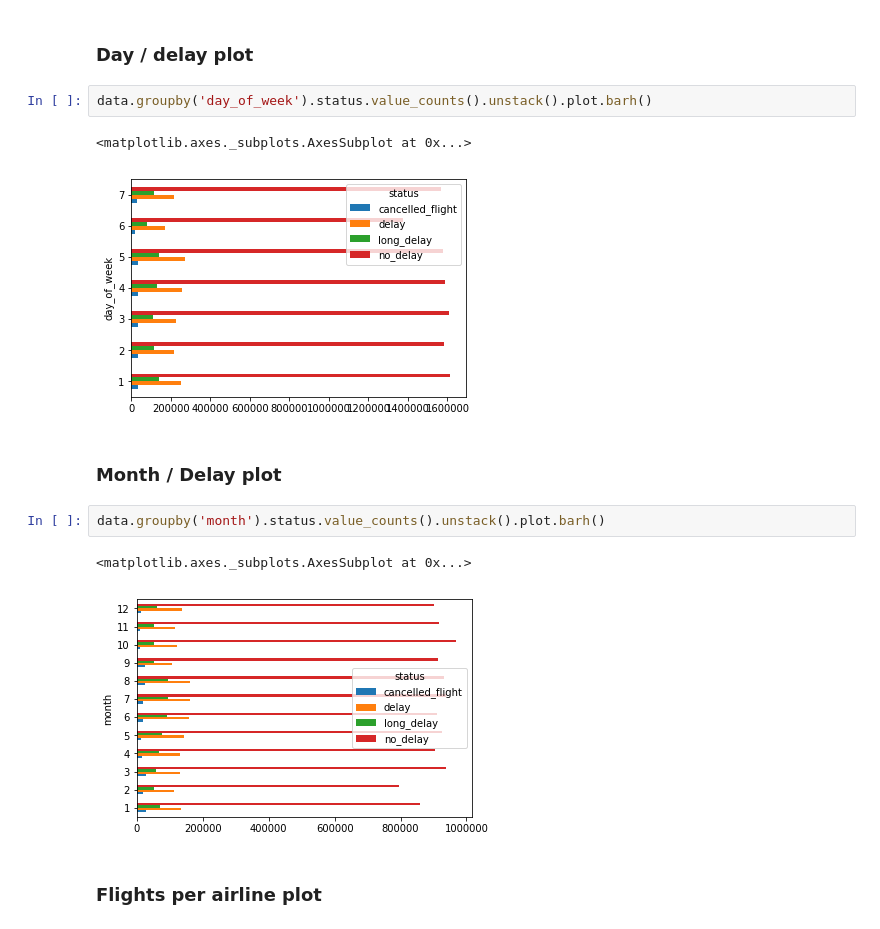
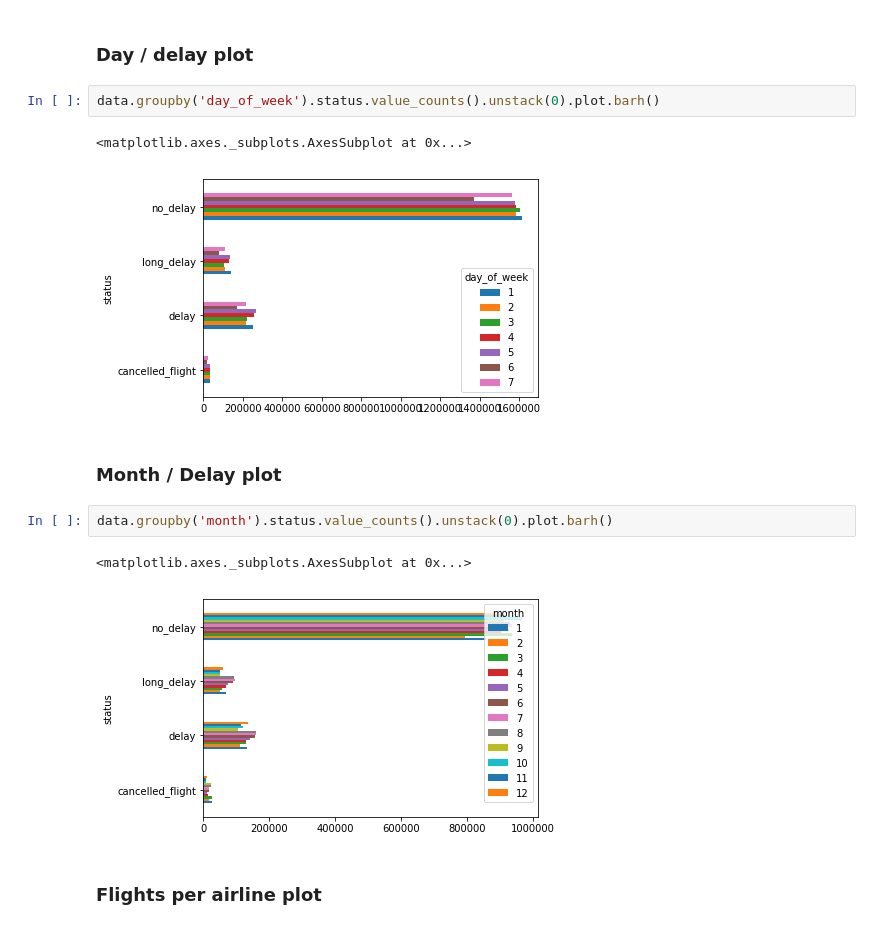
Before and after one commit to dbulgakov/Flight-delay-prediction-service, a Jupyter notebook: processing/PlottingData.ipynb, the cells around one changed output. Saved outputs shown, nothing was run; the diff lists cells and outputs as text.

Commit message:
plot update

```diff
--- a/processing/PlottingData.ipynb
+++ b/processing/PlottingData.ipynb
@@ -88,17 +88,17 @@ plt.show()
 # %% [markdown]
 ### Day / delay plot
 # %%
-data.groupby('day_of_week').status.value_counts().unstack().plot.barh()
+data.groupby('day_of_week').status.value_counts().unstack(0).plot.barh()
 # %% [output]
 <matplotlib.axes._subplots.AxesSubplot at 0x...>
-[figure, old version]
+[figure, new version]
 # %% [markdown]
 ### Month / Delay plot
 # %%
-data.groupby('month').status.value_counts().unstack().plot.barh()
+data.groupby('month').status.value_counts().unstack(0).plot.barh()
 # %% [output]
 <matplotlib.axes._subplots.AxesSubplot at 0x...>
-[figure, old version]
+[figure, new version]
 # %% [markdown]
 ### Flights per airline plot
 # %%
```
